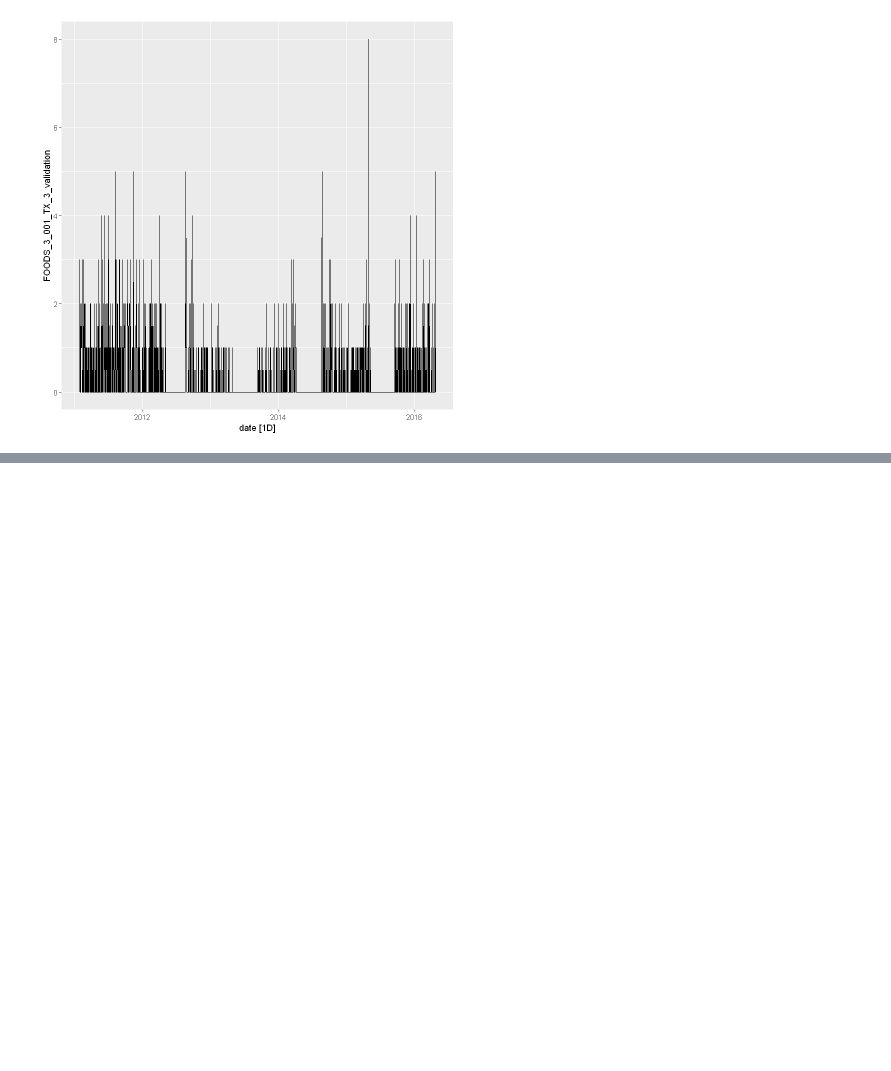
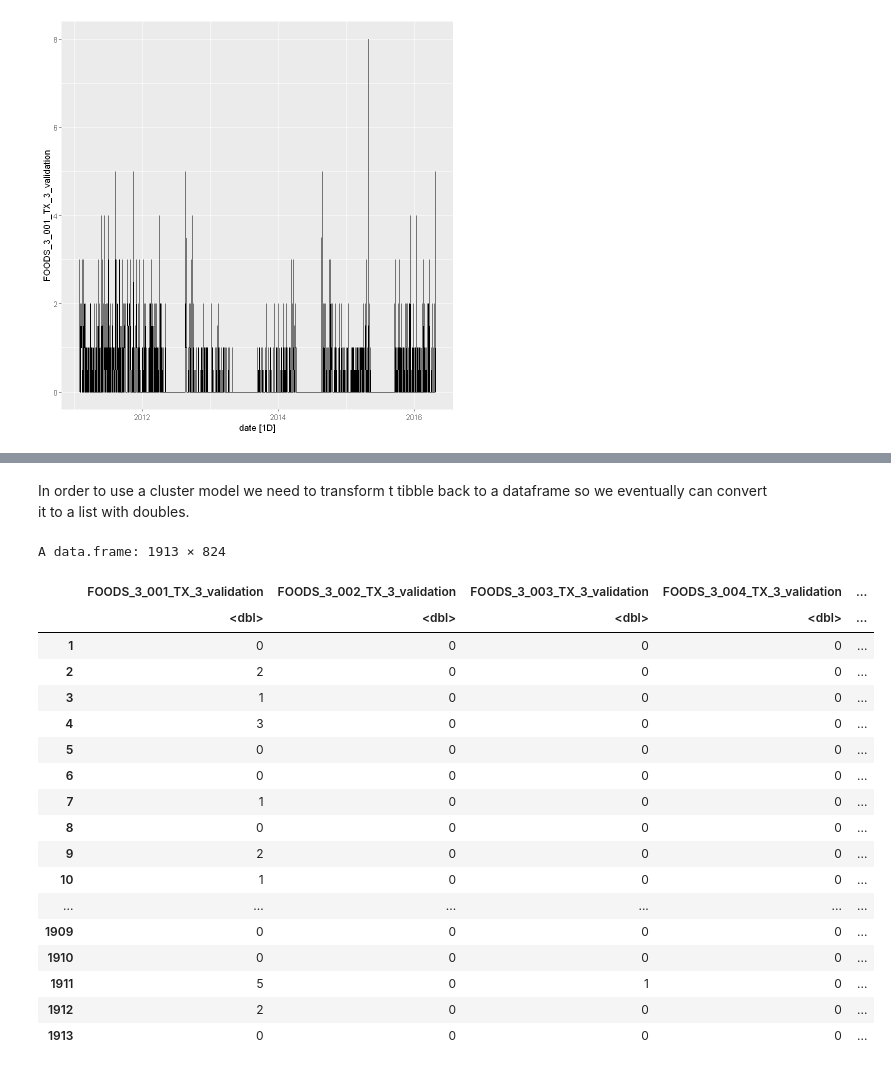
Before and after one commit to suvkp/Sales-Time-Series-Forecasting, a Jupyter notebook: EDA_Rick.ipynb, the cells around one changed output, grey strips where cells are left out. Drawn from its saved outputs; the diff is of its cells as text; code cells hidden in the pictures; blank space fills up the shorter version.

```diff
--- a/EDA_Rick.ipynb
+++ b/EDA_Rick.ipynb
@@ -149,0 +176,29 @@ Plot variable not specified, automatically selected `.vars = FOODS_3_001_TX_3_va
+# %% [markdown]
+In order to use a cluster model we need to transform t tibble back to a dataframe so we eventually can convert it to a list with doubles.
+# %%
+df_train_set <- sales_train_val_set[colnames(sales_train_val_set)]
+
+
+rownames(df_train_set) <- 1:nrow(df_train_set)
+
+df_train_set
+# %% [output]
+A data.frame: 1913 × 824
+|  | FOODS_3_001_TX_3_validation | FOODS_3_002_TX_3_validation | FOODS_3_003_TX_3_validation | FOODS_3_004_TX_3_validation | ... |
+|  | <dbl> | <dbl> | <dbl> | <dbl> | ... |
+| 1 | 0 | 0 | 0 | 0 | ... |
+| 2 | 2 | 0 | 0 | 0 | ... |
+| 3 | 1 | 0 | 0 | 0 | ... |
+| 4 | 3 | 0 | 0 | 0 | ... |
+| 5 | 0 | 0 | 0 | 0 | ... |
+| 6 | 0 | 0 | 0 | 0 | ... |
+| 7 | 1 | 0 | 0 | 0 | ... |
+| 8 | 0 | 0 | 0 | 0 | ... |
+| 9 | 2 | 0 | 0 | 0 | ... |
+| 10 | 1 | 0 | 0 | 0 | ... |
+| ... | ... | ... | ... | ... | ... |
+| 1909 | 0 | 0 | 0 | 0 | ... |
+| 1910 | 0 | 0 | 0 | 0 | ... |
+| 1911 | 5 | 0 | 1 | 0 | ... |
+| 1912 | 2 | 0 | 0 | 0 | ... |
+| 1913 | 0 | 0 | 0 | 0 | ... |
```
Also changed, not shown: parts of 7 cells of this notebook.
